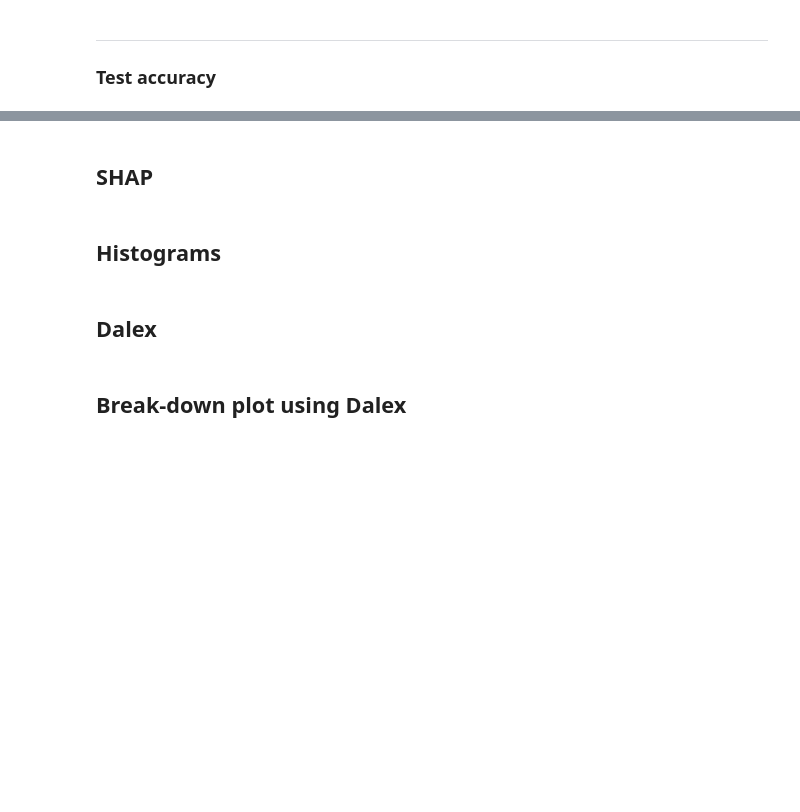
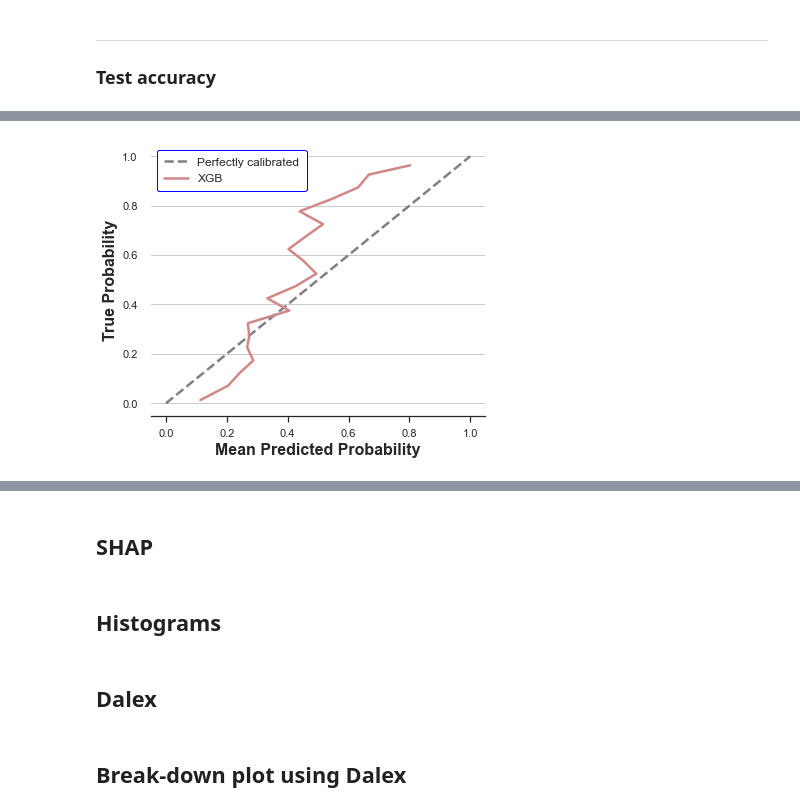
Before and after one commit to amirhkr/AKI_MIMIC4, a Jupyter notebook: ML_models_notebooks/all_scr/new/xgb_all_scr.ipynb, the cells around one changed output, grey strips where cells are left out. Cells and saved outputs as stored; diff of their text form; code cells hidden in the pictures; blank space fills up the shorter version.

Commit message:
Calibration

```diff
--- a/ML_models_notebooks/all_scr/new/xgb_all_scr.ipynb
+++ b/ML_models_notebooks/all_scr/new/xgb_all_scr.ipynb
@@ -943,0 +947,17 @@ disp.plot()
+# %%
+import lightgbm as lgbm
+
+model = lgbm.LGBMClassifier(n_jobs=-1, n_estimators=600)
+
+plt.rcParams["figure.figsize"] = (6,5)
+clf_threshold = 0.45
+
+X,y = X_valid.values, y_valid.values
+
+model.fit(X_train, y_train)
+
+# y_pred = model.predict(X)
+# y_pred_proba = model.predict_proba(X)
+# y_pred  = (y_pred_proba[:,1] >= clf_threshold).astype(int)
+
+# confusion_matrix_plot(y, y_pred, y_pred_proba)
@@ -943,0 +966,77 @@ disp.plot()
+# %%
+from sklearn.calibration import CalibratedClassifierCV, calibration_curve
+from matplotlib import pyplot
+import lightgbm as lgbm
+from scipy.interpolate import interp1d
+
+
+
+
+
+
+# WITH TUNING
+
+
+# model_with_tunning = pipeline_final._final_estimator
+
+# calibrated = CalibratedClassifierCV(model_with_tunning, method='sigmoid', cv=5)
+# calibrated.fit(X_train, y_train)
+
+# #  predict probabilities
+# probs = calibrated.predict_proba(X_valid)[:, 1]
+# # reliability diagram
+# fop, mpv = calibration_curve(y_valid, probs, n_bins=20, strategy='uniform')
+
+
+# fop = np.sort(fop)
+# mpv = np.sort(mpv)
+
+# cubic_interpolation_model = interp1d(mpv, fop, kind = "cubic")
+
+# # Plotting the Graph
+# X_with_tuning_=np.linspace(mpv.min(), mpv.max(), 50)
+# Y_with_tuning_=cubic_interpolation_model(X_with_tuning_)
+
+
+
+
+
+
+## NO TUNING
+
+
+# calibrated = CalibratedClassifierCV(model, method='sigmoid', cv=5)
+# calibrated.fit(X_train, y_train)
+
+# #  predict probabilities
+# probs = calibrated.predict_proba(X_valid)[:, 1]
+# # reliability diagram
+# fop, mpv = calibration_curve(y_valid, probs, n_bins=20, strategy='uniform')
+
+
+# fop = np.sort(fop)
+# mpv = np.sort(mpv)
+
+# cubic_interpolation_model = interp1d(mpv, fop, kind = "cubic")
+
+# Plotting the Graph
+fop_xgb_bl1=np.linspace(mpv.min(), mpv.max(), 100)
+mpv_xgb_bl1=cubic_interpolation_model(fop_xgb_bl1)
+
+%store -r fop_xgb_bl1
+%store -r mpv_xgb_bl1
+
+# plot perfectly calibrated
+pyplot.plot([0, 1], [0, 1], linestyle='--', color='gray', label='Perfectly calibrated')
+# plot calibrated reliability
+# pyplot.plot(X_with_tuning_, Y_with_tuning_, color='#D18787', label='Calibrated with tunning')
+
+pyplot.plot(fop_xgb_bl1, mpv_xgb_bl1, color='#D18787', label='XGB')
+
+pyplot.xlabel('Mean Predicted Probability')
+pyplot.ylabel('True Probability')
+pyplot.legend()
+# pyplot.savefig('Calibration_XGB_bl3.jpg', dpi=300)
+pyplot.show()
+# %% [output]
+[figure, added]
```
Also changed, not shown: parts of 5 cells of this notebook, 15 other files.
